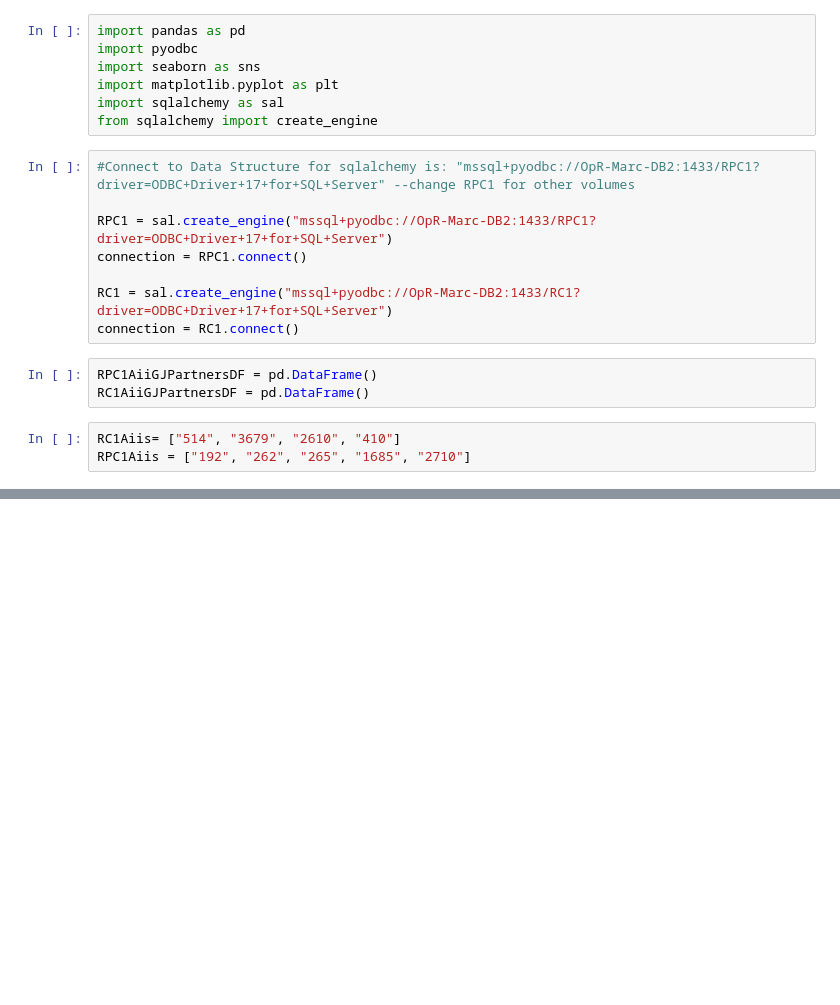
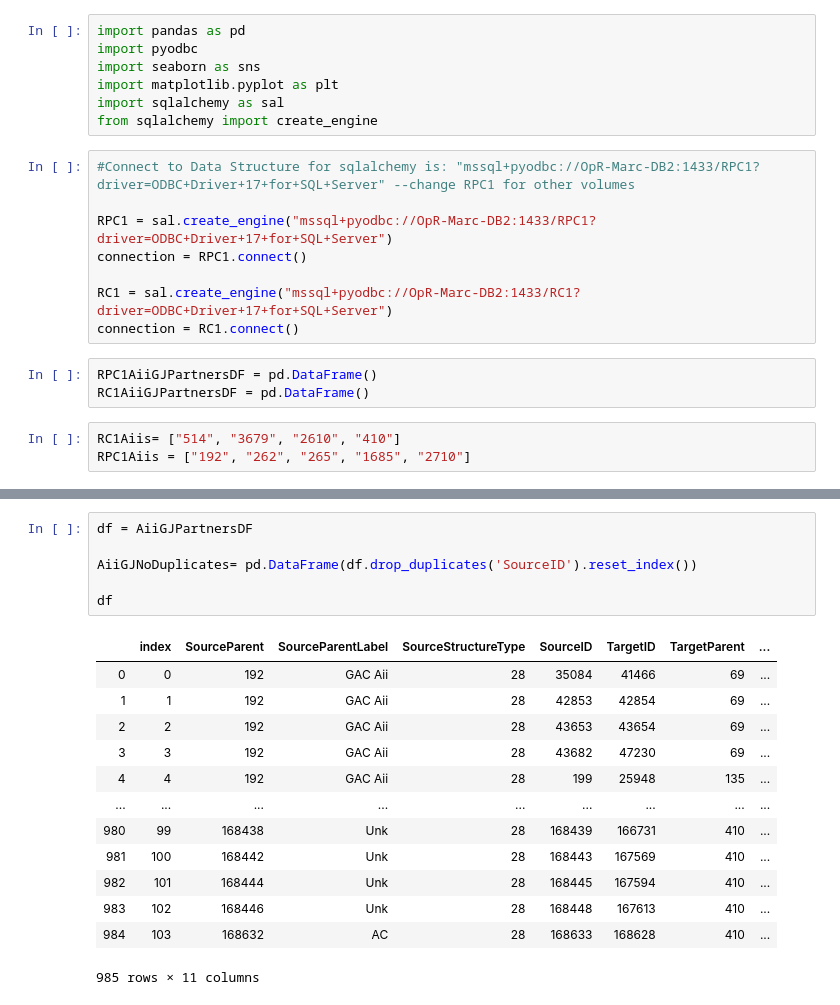
Before and after one commit to RLPfeiffer/VikingExplore, a Jupyter notebook: GJPartners.ipynb, the cells around one changed output, grey strips where cells are left out. Cells and saved outputs as stored; diff of their text form; blank space fills up the shorter version.

```diff
--- a/GJPartners.ipynb
+++ b/GJPartners.ipynb
@@ -51,0 +122,20 @@ RPC1AiiGJPartnersDF.replace('Aii GAC::AII GAC','Aii GAC::Aii GAC', inplace=True)
+# %%
+df = AiiGJPartnersDF
+
+AiiGJNoDuplicates= pd.DataFrame(df.drop_duplicates('SourceID').reset_index())
+
+df
+# %% [output]
+|  | index | SourceParent | SourceParentLabel | SourceStructureType | SourceID | TargetID | TargetParent | ... |
+| 0 | 0 | 192 | GAC Aii | 28 | 35084 | 41466 | 69 | ... |
+| 1 | 1 | 192 | GAC Aii | 28 | 42853 | 42854 | 69 | ... |
+| 2 | 2 | 192 | GAC Aii | 28 | 43653 | 43654 | 69 | ... |
+| 3 | 3 | 192 | GAC Aii | 28 | 43682 | 47230 | 69 | ... |
+| 4 | 4 | 192 | GAC Aii | 28 | 199 | 25948 | 135 | ... |
+| ... | ... | ... | ... | ... | ... | ... | ... | ... |
+| 980 | 99 | 168438 | Unk | 28 | 168439 | 166731 | 410 | ... |
+| 981 | 100 | 168442 | Unk | 28 | 168443 | 167569 | 410 | ... |
+| 982 | 101 | 168444 | Unk | 28 | 168445 | 167594 | 410 | ... |
+| 983 | 102 | 168446 | Unk | 28 | 168448 | 167613 | 410 | ... |
+| 984 | 103 | 168632 | AC | 28 | 168633 | 168628 | 410 | ... |
+985 rows × 11 columns
```
Also changed, not shown: parts of 20 cells of this notebook.
